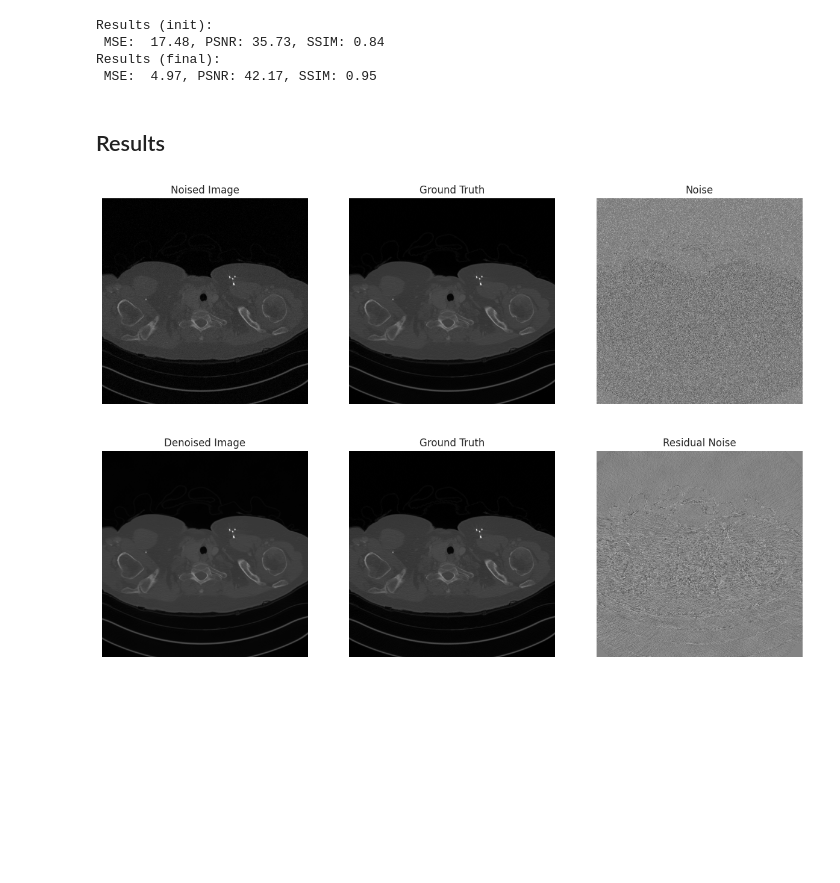
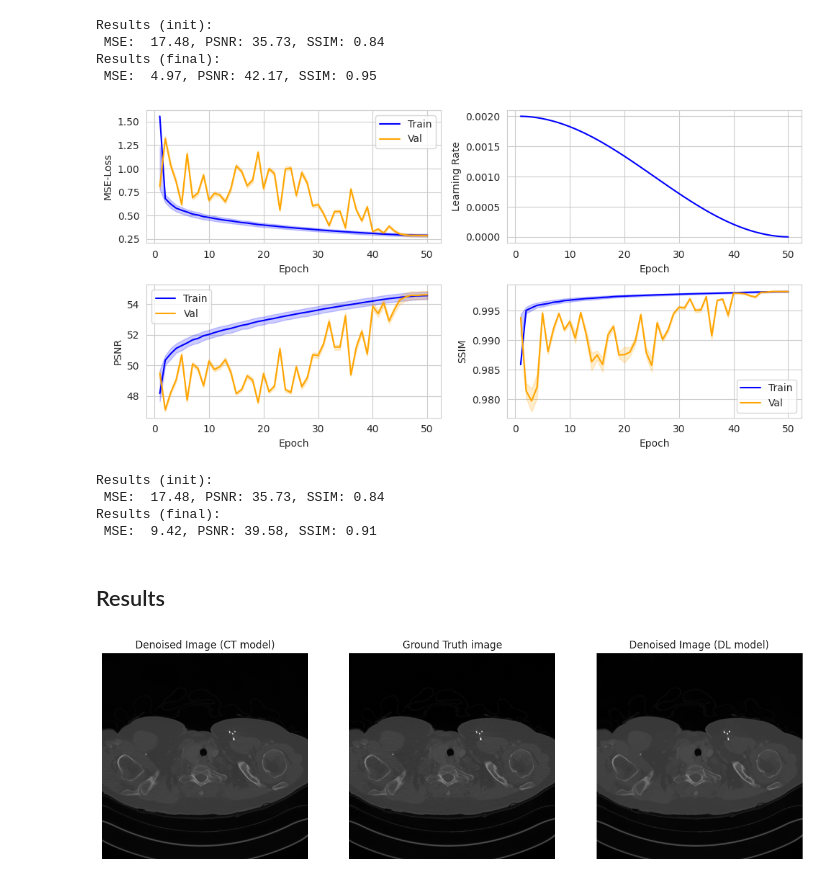
Before and after one commit to paulo-03/research_project_master, a Jupyter notebook: local_files/denoising_models.ipynb, the cells around one changed output. Drawn from its saved outputs; the diff is of its cells as text; code cells hidden in the pictures; blank space fills up the shorter version.

```diff
--- a/local_files/denoising_models.ipynb
+++ b/local_files/denoising_models.ipynb
@@ -101,34 +101,53 @@ Results (init):
  MSE:  17.48, PSNR: 35.73, SSIM: 0.84
 Results (final):
  MSE:  4.97, PSNR: 42.17, SSIM: 0.95
+# %%
+# model train with DL with a smaller initial lr -> 2e-3
+cnn_dl = CnnViewer(model_path='models/dncnn/2024-04-17 15h12m42s/training_save_epoch_50.tar',
+                   model_name='DnCNN',
+                   device='cuda')
+
+cnn_dl.print_training_stats()
+# %% [output]
+[figure, added]
+# %%
+perf_dl, data_dl, target_dl, prediction_dl = cnn_dl.test(test_ct_path=test_ct_image_folder,
+                                                         add_noise=lambda x: gaussian(x, var=20))
+
+# Display mean performance
+print("Results (init):\n",
+      f"MSE:  {np.mean(perf_dl['mse']['init']):.2f},",
+      f"PSNR: {np.mean(perf_dl['psnr']['init']):.2f},",
+      f"SSIM: {np.mean(perf_dl['ssim']['init']):.2f}")
+
+print("Results (final):\n",
+      f"MSE:  {np.mean(perf_dl['mse']['final']):.2f},",
+      f"PSNR: {np.mean(perf_dl['psnr']['final']):.2f},",
+      f"SSIM: {np.mean(perf_dl['ssim']['final']):.2f}")
+# %% [output]
+Results (init):
+ MSE:  17.48, PSNR: 35.73, SSIM: 0.84
+Results (final):
+ MSE:  9.42, PSNR: 39.58, SSIM: 0.91
 # %% [markdown]
 ## Results
 # %%
 idx = 1000  # select one of the 3326 projections in the test set
 
 # Display the CT images to have a quick overview
-fig, axs = plt.subplots(2, 3, figsize=(15, 10))
+fig, axs = plt.subplots(1, 3, figsize=(15, 5))
 
-axs[0][0].imshow(data[idx], cmap='gray')
-axs[0][0].set_title('Noised Image')
-axs[0][0].axis('off')  # Turn off axis display
-axs[0][1].imshow(target[idx], cmap='gray')
-axs[0][1].set_title('Ground Truth')
-axs[0][1].axis('off')  # Turn off axis display
-axs[0][2].imshow(data[idx]-target[idx], cmap='gray')
-axs[0][2].set_title('Noise')
-axs[0][2].axis('off')  # Turn off axis display
+axs[0].imshow(prediction_ct[idx], cmap='gray')
+axs[0].set_title('Denoised Image (CT model)')
+axs[0].axis('off')  # Turn off axis display
+axs[1].imshow(target_dl[idx], cmap='gray')
+axs[1].set_title('Ground Truth image')
+axs[1].axis('off')  # Turn off axis display
+axs[2].imshow(prediction_dl[idx], cmap='gray')
+axs[2].set_title('Denoised Image (DL model)')
+axs[2].axis('off')  # Turn off axis display
 
-axs[1][0].imshow(prediction[idx], cmap='gray')
-axs[1][0].set_title('Denoised Image')
-axs[1][0].axis('off')  # Turn off axis display
-axs[1][1].imshow(target[idx], cmap='gray')
-axs[1][1].set_title('Ground Truth')
-axs[1][1].axis('off')  # Turn off axis display
-axs[1][2].imshow(prediction[idx]-target[idx], cmap='gray')
-axs[1][2].set_title('Residual Noise')
-axs[1][2].axis('off')  # Turn off axis display
-
+#plt.savefig('comparaison', dpi=1080)
 plt.show()
 # %% [output]
-[figure, old version]
+[figure, new version]
```
Also changed, not shown: parts of 2 cells of this notebook, 2 other files.
